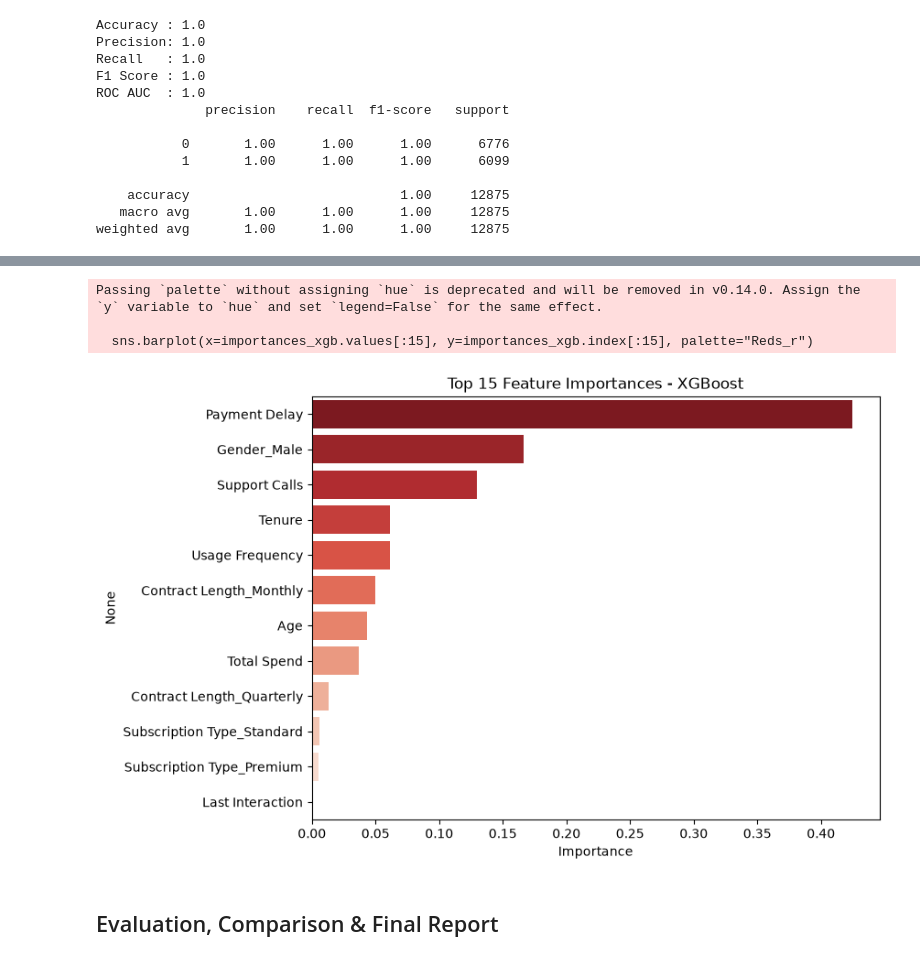
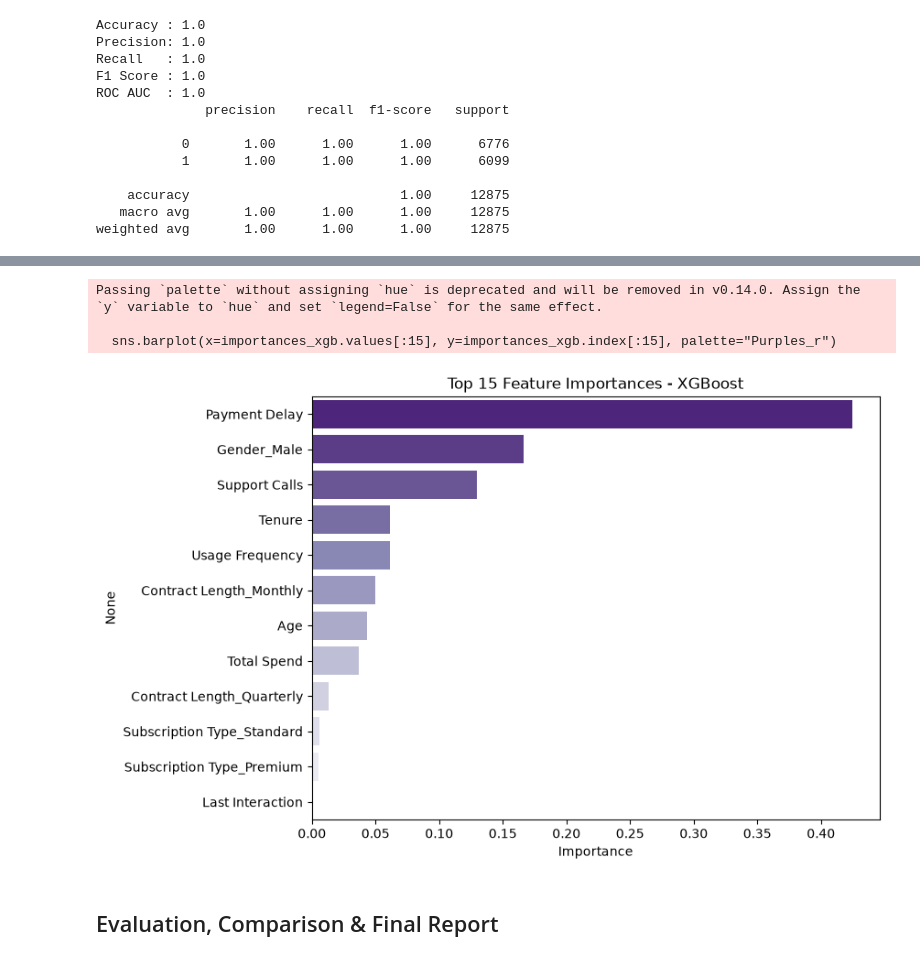
Before and after one commit to janaali2006/customer-churn-prediction, a Jupyter notebook: main (1).ipynb, the cells around one changed output, grey strips where cells are left out. Drawn from its saved outputs; the diff is of its cells as text; code cells hidden in the pictures.

```diff
--- a/main (1).ipynb
+++ b/main (1).ipynb
@@ -438,16 +438,16 @@ plt.show()
 # %%
 importances_xgb = pd.Series(xgb_clf.feature_importances_, index=X_train.columns).sort_values(ascending=False)
 
 plt.figure(figsize=(8, 6))
-sns.barplot(x=importances_xgb.values[:15], y=importances_xgb.index[:15], palette="Reds_r")
+sns.barplot(x=importances_xgb.values[:15], y=importances_xgb.index[:15], palette="Purples_r")
 plt.title("Top 15 Feature Importances - XGBoost")
 plt.xlabel("Importance")
 plt.show()
 # %% [output]
 Passing `palette` without assigning `hue` is deprecated and will be removed in v0.14.0. Assign the `y` variable to `hue` and set `legend=False` for the same effect.
 
-  sns.barplot(x=importances_xgb.values[:15], y=importances_xgb.index[:15], palette="Reds_r")
+  sns.barplot(x=importances_xgb.values[:15], y=importances_xgb.index[:15], palette="Purples_r")
-[figure, old version]
+[figure, new version]
 # %% [markdown]
 ## Evaluation, Comparison & Final Report
 # %% [markdown]
```
Also changed, not shown: parts of 4 cells of this notebook, 2 other files.
